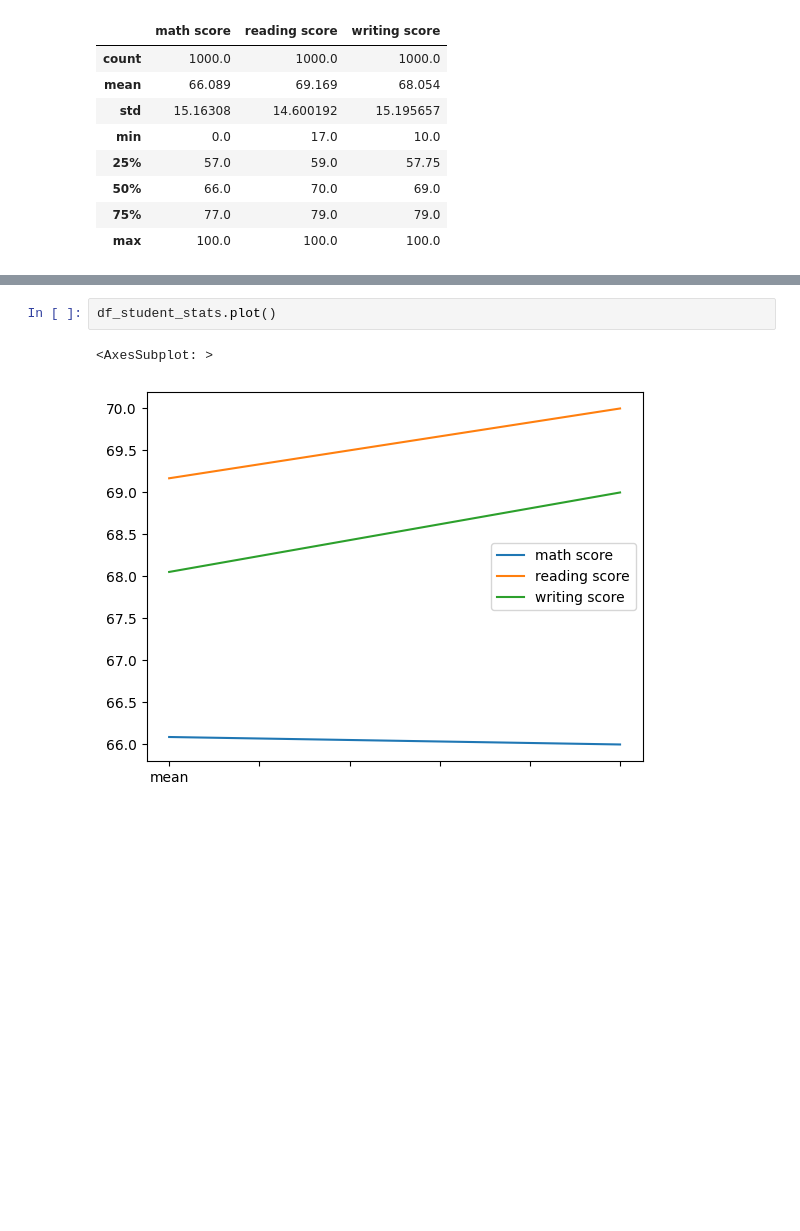
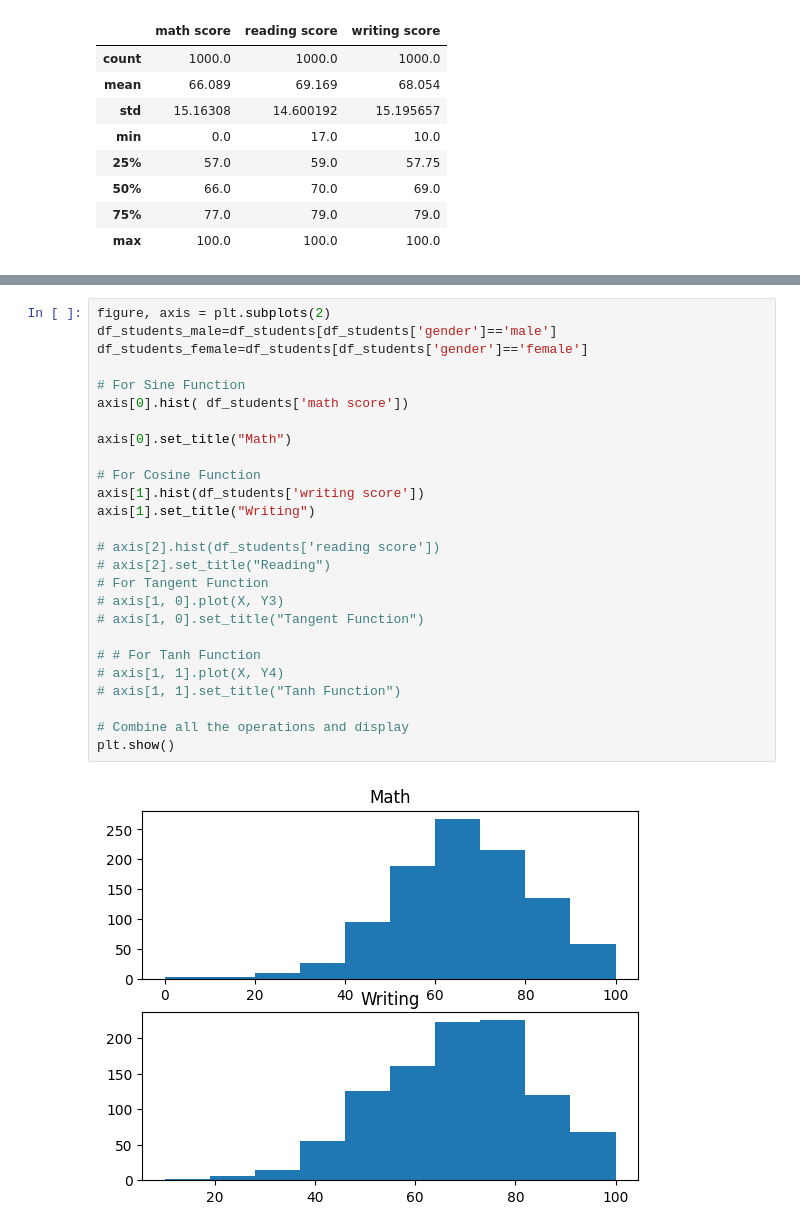
Before and after one commit to predinfer/project-gestalt, a Jupyter notebook: gestalt_1.ipynb, the cells around one changed output, grey strips where cells are left out. Drawn from its saved outputs; the diff is of its cells as text; blank space fills up the shorter version.

```diff
--- a/gestalt_1.ipynb
+++ b/gestalt_1.ipynb
@@ -68,5 +76,28 @@ plt.show()
-# %%
-df_student_stats.plot()
-# %% [output]
-<AxesSubplot: >
-[figure, removed]
+# %%
+figure, axis = plt.subplots(2)
+df_students_male=df_students[df_students['gender']=='male']
+df_students_female=df_students[df_students['gender']=='female']
+
+# For Sine Function
+axis[0].hist( df_students['math score'])
+
+axis[0].set_title("Math")
+
+# For Cosine Function
+axis[1].hist(df_students['writing score'])
+axis[1].set_title("Writing")
+
+# axis[2].hist(df_students['reading score'])
+# axis[2].set_title("Reading")
+# For Tangent Function
+# axis[1, 0].plot(X, Y3)
+# axis[1, 0].set_title("Tangent Function")
+
+# # For Tanh Function
+# axis[1, 1].plot(X, Y4)
+# axis[1, 1].set_title("Tanh Function")
+
+# Combine all the operations and display
+plt.show()
+# %% [output]
+[figure, added]
```
Also changed, not shown: parts of 4 cells of this notebook.
